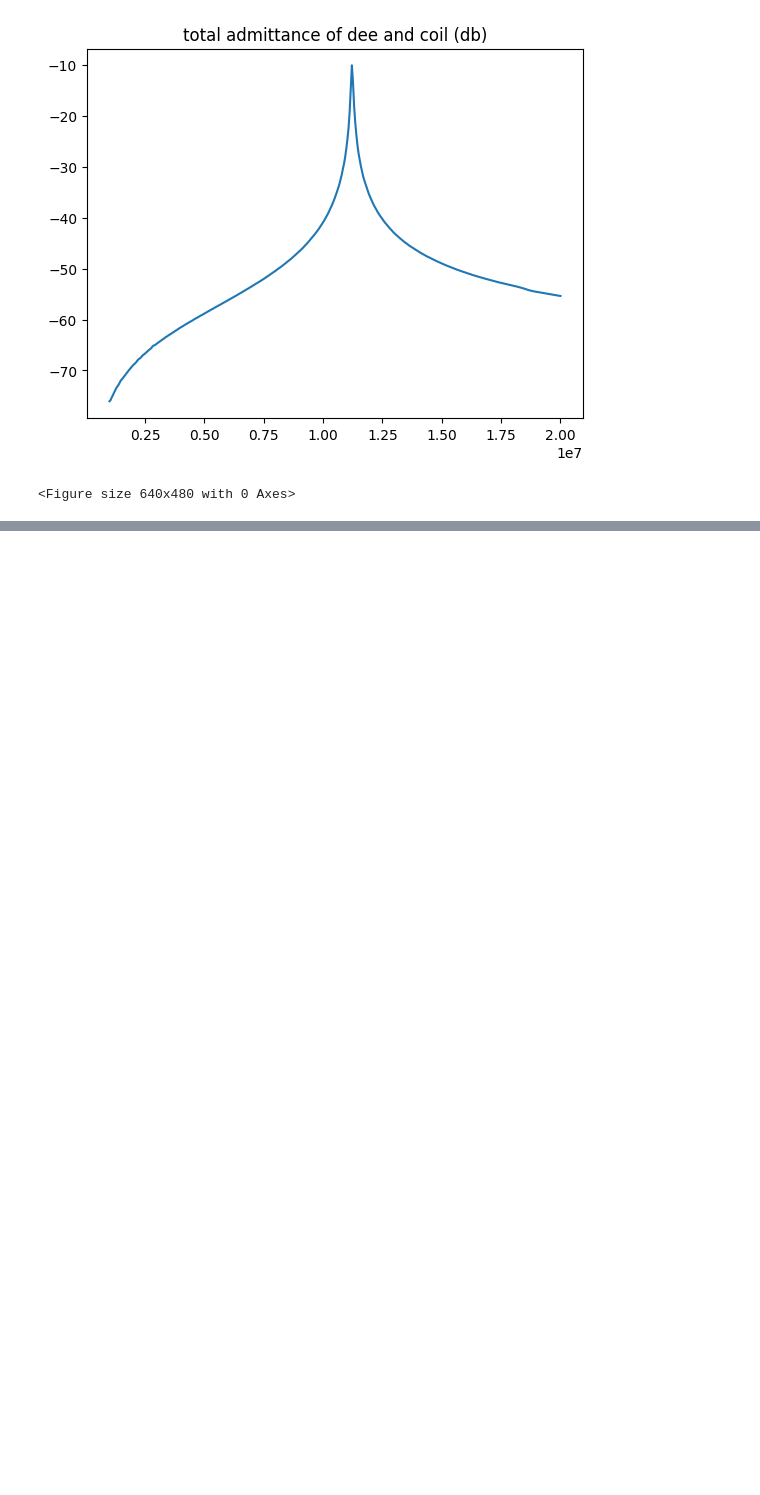
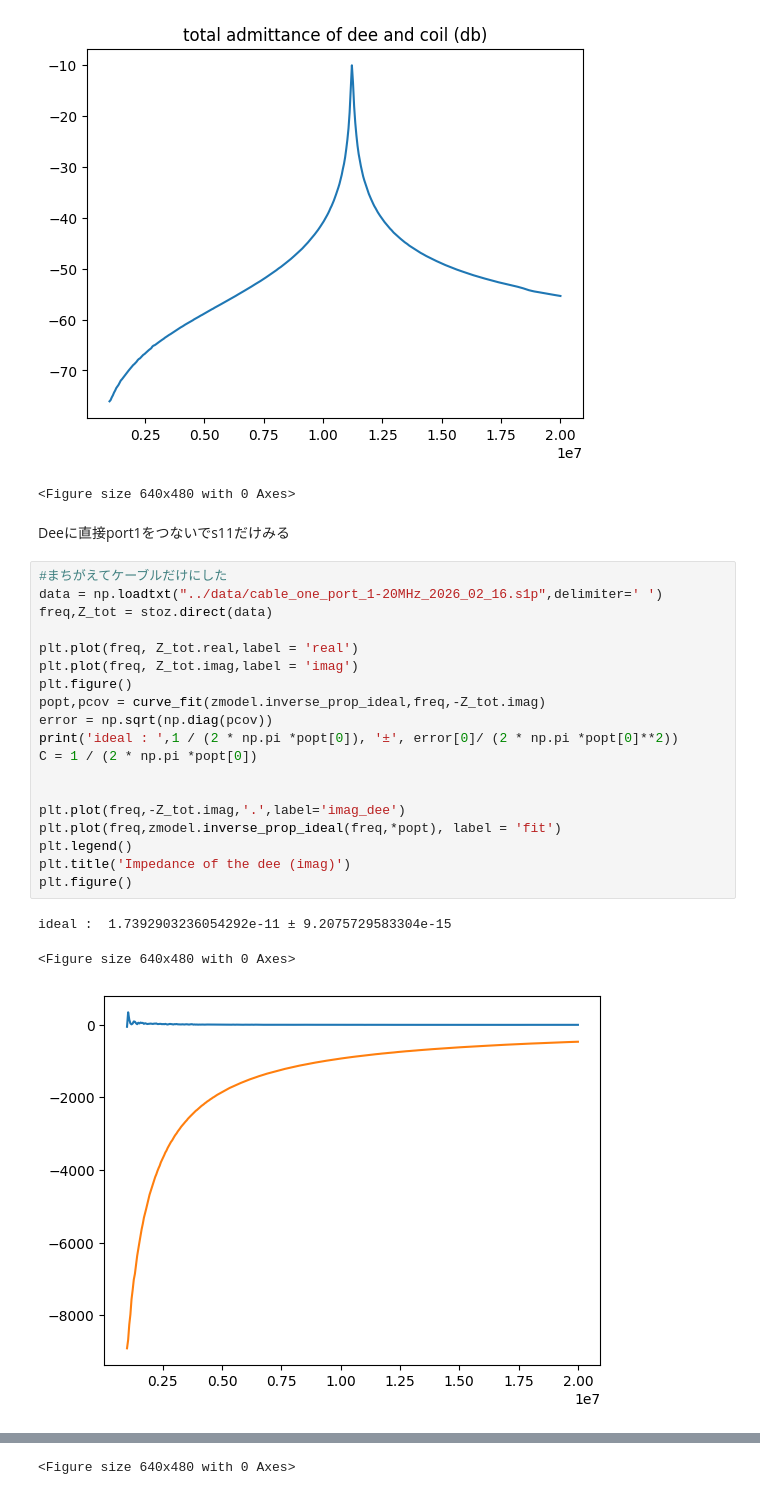
Before and after one commit to tyaxm/cyclotron, a Jupyter notebook: src/RLC_with_stray.ipynb, the cells around one changed output, grey strips where cells are left out. Drawn from its saved outputs; the diff is of its cells as text; blank space fills up the shorter version.

```diff
--- a/src/RLC_with_stray.ipynb
+++ b/src/RLC_with_stray.ipynb
@@ -444,3 +441,28 @@ ratio vol of dee to incident power :  378.3287512365968
 [figure]
 [figure]
 <Figure size 640x480 with 0 Axes>
+# %% [markdown]
+Deeに直接port1をつないでs11だけみる
+# %%
+#まちがえてケーブルだけにした
+data = np.loadtxt("../data/cable_one_port_1-20MHz_2026_02_16.s1p",delimiter=' ')
+freq,Z_tot = stoz.direct(data)
+
+plt.plot(freq, Z_tot.real,label = 'real')
+plt.plot(freq, Z_tot.imag,label = 'imag')
+plt.figure()
+popt,pcov = curve_fit(zmodel.inverse_prop_ideal,freq,-Z_tot.imag)
+error = np.sqrt(np.diag(pcov))
+print('ideal : ',1 / (2 * np.pi *popt[0]), '±', error[0]/ (2 * np.pi *popt[0]**2))
+C = 1 / (2 * np.pi *popt[0])
+
+
+plt.plot(freq,-Z_tot.imag,'.',label='imag_dee')
+plt.plot(freq,zmodel.inverse_prop_ideal(freq,*popt), label = 'fit')
+plt.legend()
+plt.title('Impedance of the dee (imag)')
+plt.figure()
+# %% [output]
+ideal :  1.7392903236054292e-11 ± 9.2075729583304e-15
+<Figure size 640x480 with 0 Axes>
+[figure, added]
@@ -446,0 +470 @@ ratio vol of dee to incident power :  378.3287512365968
+<Figure size 640x480 with 0 Axes>
```
Also changed, not shown: parts of 2 cells of this notebook, 1 other file.
